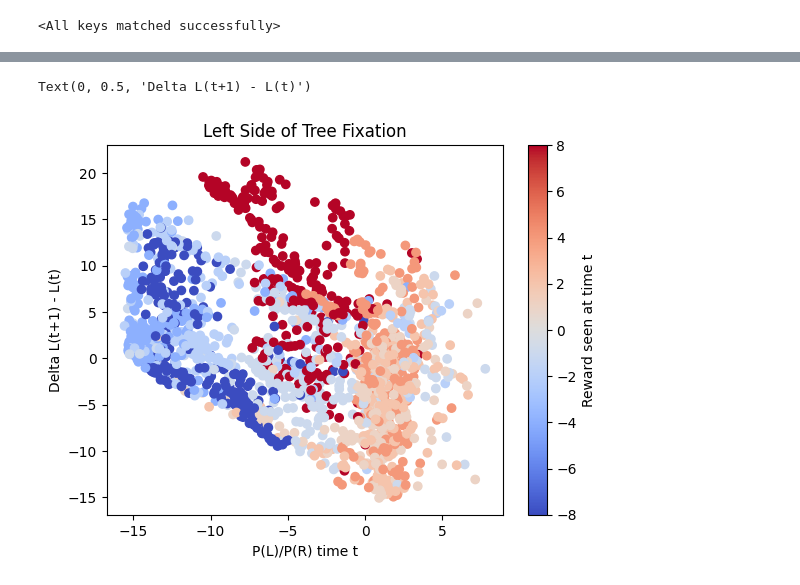
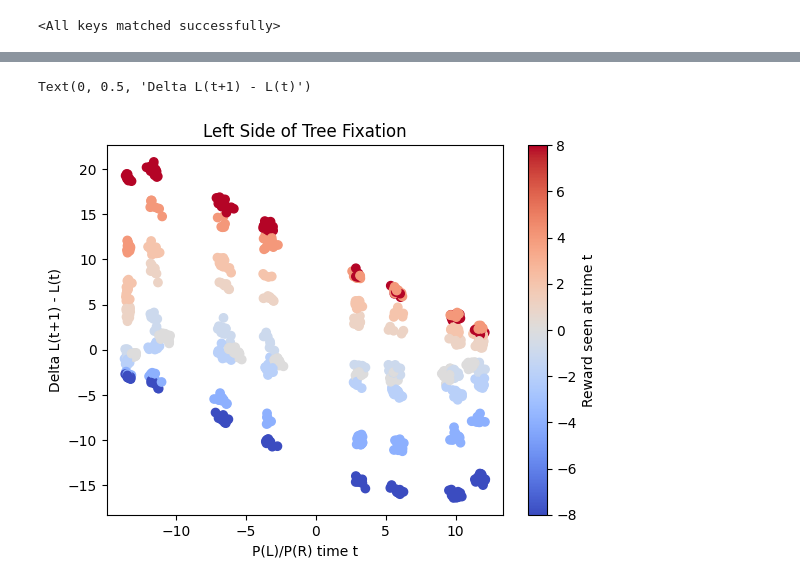
Before and after one commit to SixingChen028/eyeplan_tinyrnn, a Jupyter notebook: test_timeout_network.ipynb, the cells around one changed output, grey strips where cells are left out. Cells and saved outputs as stored; diff of their text form; code cells hidden in the pictures.

```diff
--- a/test_timeout_network.ipynb
+++ b/test_timeout_network.ipynb
@@ -313,8 +369,8 @@ def model_fixation_inference(model,env,vis=False):
 
         input_tensor=torch.from_numpy(obs_wrapped_stage0.reshape((1,1,-1))).float()
         input_tensor2=torch.from_numpy(obs_wrapped_stage1.reshape((1,1,-1))).float()
-        pred2,hidden2=model(input_tensor,device,hidden=hidden)
-        pred2,_=model(input_tensor2,device,hidden=hidden2)
+
+        pred2,hidden2=model(input_tensor2,device,hidden=hidden)
         pred,hidden=model(input_tensor,device,hidden=hidden)
 
 
@@ -326,7 +382,7 @@ def model_fixation_inference(model,env,vis=False):
         policy=original_policy.copy()
         policy[4:]=perturbed_policy[4:]
 
-        logits.append(policy)
+        logits.append(perturbed_policy)
         logits2.append(perturbed_policy)
         sides.append(side)
         step.append(timer)
@@ -364,14 +421,14 @@ print(step)
 from scipy.special import softmax
 
 fig,axarr=plt.subplots(nrows=2,sharex=True)
-softmaxed=np.asarray([softmax(logits[t,4:])for t in range(len(logits))])
-axarr[0].plot(np.log(softmaxed[:,0]/softmaxed[:,1]))
+softmaxed=np.asarray([softmax(logits[t,:])for t in range(len(logits))])
+axarr[0].plot(np.log(softmaxed[:,4]/softmaxed[:,5]))
 axarr[0].legend(['Log[P(L)/P(R)]'])
 axarr[1].plot(rewards,color='C2')
 axarr[1].legend(['reward'])
 axarr[1].set_yticks([-8,-4,-2,0,2,4,8])
 axarr[1].axhline(y=0.0,color='grey')
 for t in range(len(logits)):
-    if rewards[t]==0.0:
+    if rewards[t]==0.0 and t>0:
         axarr[0].axvline(x=t,color='black')
 # %% [output]
@@ -385,21 +442,19 @@ diff_logit=[]
 rewards=[]
 sides=[]
 step=[]
-
-acc=[]
+acc_reward=[]
 
 for _ in tqdm(range(1000)):
     l,r,si,st=model_fixation_inference(model,test_env)
     sm=np.asarray([softmax(l[t][4:]) for t in range(len(l))])
     ratio=np.log(sm[:,0]/sm[:,1])
     ratio_diff=np.diff(ratio)
-    acc=[]
     for t in range(len(ratio)-1):
         logit.append(ratio[t])
         diff_logit.append(ratio_diff[t])
-        rewards.append(r[:][t])
+        rewards.append(r[t])
+        acc_reward.append(np.sum(r[:t]))
         sides.append(si[t])
         step.append(st[t])
 
-df=pd.DataFrame(dict(logit=logit,delta=diff_logit,reward=rewards,sides=sides,step=step))
-df
+df=pd.DataFrame(dict(logit=logit,delta=diff_logit,reward=rewards,sides=sides,step=step,acc_reward=acc_reward))
@@ -420,12 +461,20 @@ df
+# %%
+logit=np.asarray(logit)
+diff_logit=np.asarray(diff_logit)
+reward=np.asarray(rewards)
+sides=np.asarray(sides)
+step=np.asarray(step)
+acc_reward=np.asarray(acc_reward)
+df2=pd.DataFrame(dict(logit=logit[:-1],delta=diff_logit[:-1],reward=rewards[1:],sides=sides[:-1],step=step[:-1],acc_reward=acc_reward[1:]))
 # %%
 
-sub_df=df[(df['sides']=='left')&(df['reward']!=0.0)]
+sub_df=df2[(df2['sides']=='left')&(df2['step']==1.0)]
 plt.scatter(sub_df['logit'],sub_df['delta'],c=sub_df['reward'],cmap='coolwarm')
 cbar=plt.colorbar()
 cbar.set_label('Reward seen at time t')
 plt.title("Left Side of Tree Fixation")
 plt.xlabel("P(L)/P(R) time t")
 plt.ylabel("Delta L(t+1) - L(t)")
 # %% [output]
 Text(0, 0.5, 'Delta L(t+1) - L(t)')
-[figure, old version]
+[figure, new version]
```
Also changed, not shown: parts of 19 cells of this notebook, 5 other files.
